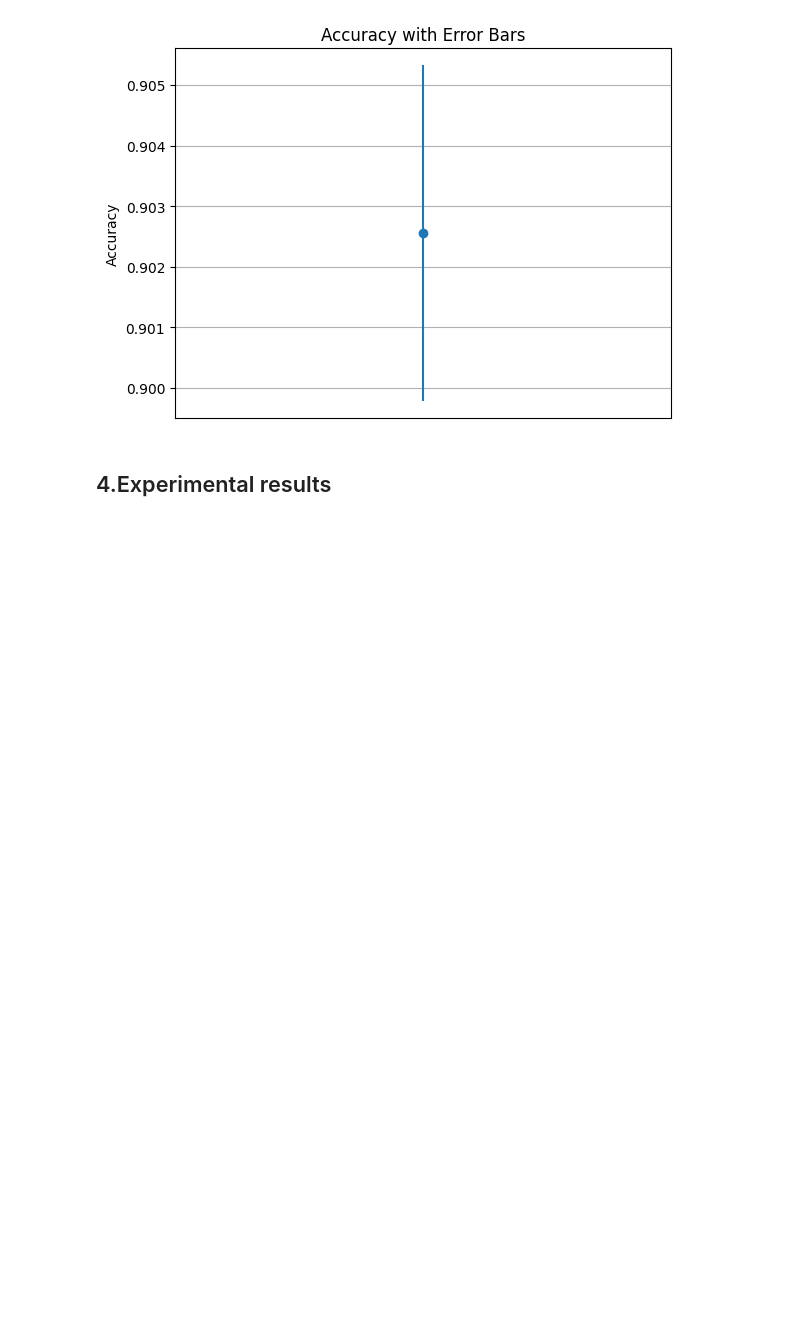
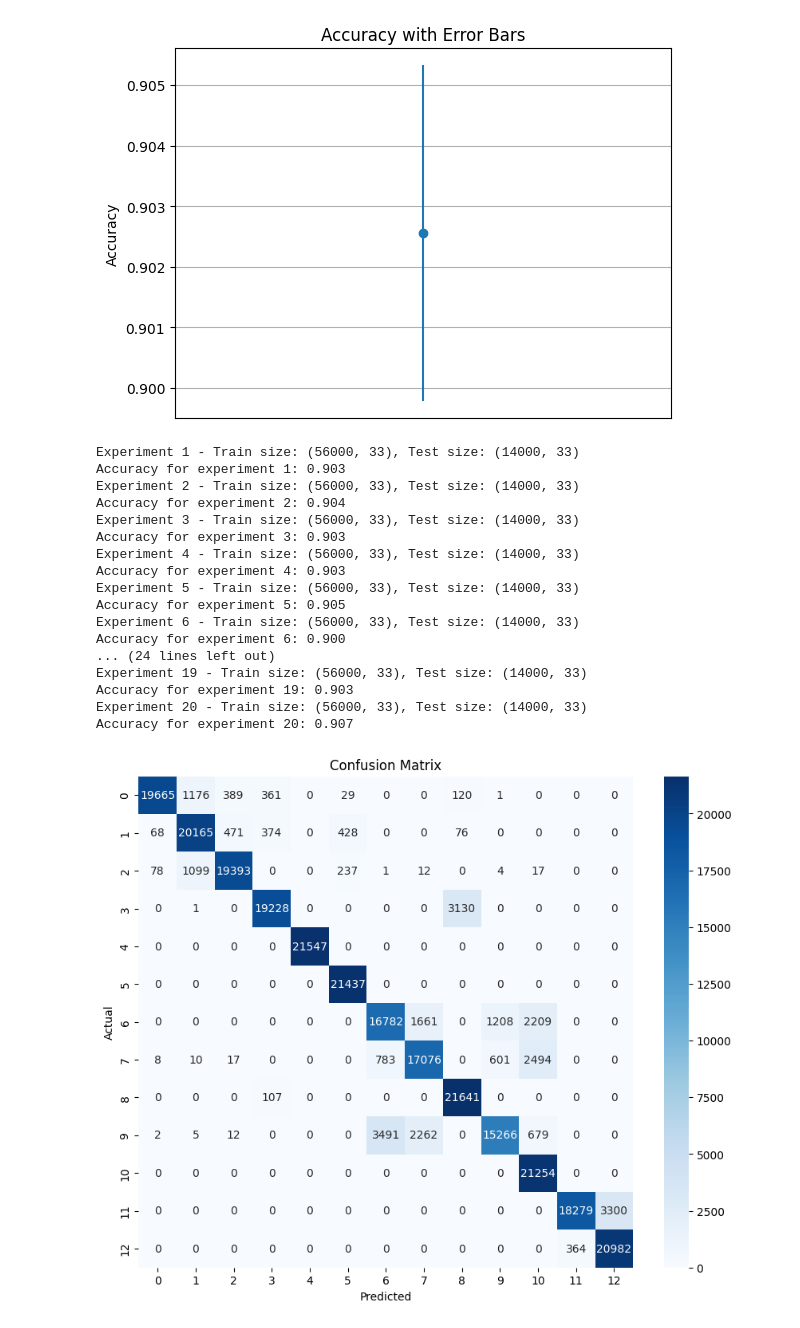
Before and after one commit to WeihaoLi-Tom/SML_AS3, a Jupyter notebook: projectmain.ipynb, the cells around one changed output. Cells and saved outputs as stored; diff of their text form; code cells hidden in the pictures; blank space fills up the shorter version.

Commit message:
20 times random forest + confused matrix

```diff
--- a/projectmain.ipynb
+++ b/projectmain.ipynb
@@ -246,5 +247,69 @@ Experiment 20 - Train size: (56000, 33), Test size: (14000, 33)
 Accuracy for experiment 20: 0.907
 Mean accuracy: 0.903, Standard deviation: 0.003
 [figure]
-# %% [markdown]
-## 4.Experimental results
+# %%
+import numpy as np
+import matplotlib.pyplot as plt
+import seaborn as sns
+from sklearn.ensemble import RandomForestClassifier
+from sklearn.model_selection import train_test_split
+from sklearn.metrics import confusion_matrix, classification_report
+
+n_repeats = 20
+accuracies = []
+all_y_test = []
+all_y_pred = []
+
+
+for i in range(n_repeats):
+
+    X_train, X_test, y_train, y_test = train_test_split(X, y, test_size=0.2, random_state=i)
+
+    print(f"Experiment {i+1} - Train size: {X_train.shape}, Test size: {X_test.shape}")
+
+
+    model = RandomForestClassifier(n_estimators=100, random_state=42)
+    model.fit(X_train, y_train)
+
+
+    y_pred = model.predict(X_test)
+    accuracies.append(model.score(X_test, y_test))
+
+
+    all_y_test.extend(y_test)
+    all_y_pred.extend(y_pred)
+
+    print(f"Accuracy for experiment {i+1}: {accuracies[-1]:.3f}")
+
+
+conf_matrix = confusion_matrix(all_y_test, all_y_pred)
+
+
+plt.figure(figsize=(10, 8))
+sns.heatmap(conf_matrix, annot=True, fmt="d", cmap="Blues", xticklabels=np.unique(y), yticklabels=np.unique(y))
+plt.xlabel("Predicted")
+plt.ylabel("Actual")
+plt.title("Confusion Matrix")
+plt.show()
+
+
+print(classification_report(all_y_test, all_y_pred))
+# %% [output]
+Experiment 1 - Train size: (56000, 33), Test size: (14000, 33)
+Accuracy for experiment 1: 0.903
+Experiment 2 - Train size: (56000, 33), Test size: (14000, 33)
+Accuracy for experiment 2: 0.904
+Experiment 3 - Train size: (56000, 33), Test size: (14000, 33)
+Accuracy for experiment 3: 0.903
+Experiment 4 - Train size: (56000, 33), Test size: (14000, 33)
+Accuracy for experiment 4: 0.903
+Experiment 5 - Train size: (56000, 33), Test size: (14000, 33)
+Accuracy for experiment 5: 0.905
+Experiment 6 - Train size: (56000, 33), Test size: (14000, 33)
+Accuracy for experiment 6: 0.900
+... (24 lines left out)
+Experiment 19 - Train size: (56000, 33), Test size: (14000, 33)
+Accuracy for experiment 19: 0.903
+Experiment 20 - Train size: (56000, 33), Test size: (14000, 33)
+Accuracy for experiment 20: 0.907
+[figure, added]
```
Also changed, not shown: parts of 3 cells of this notebook.
